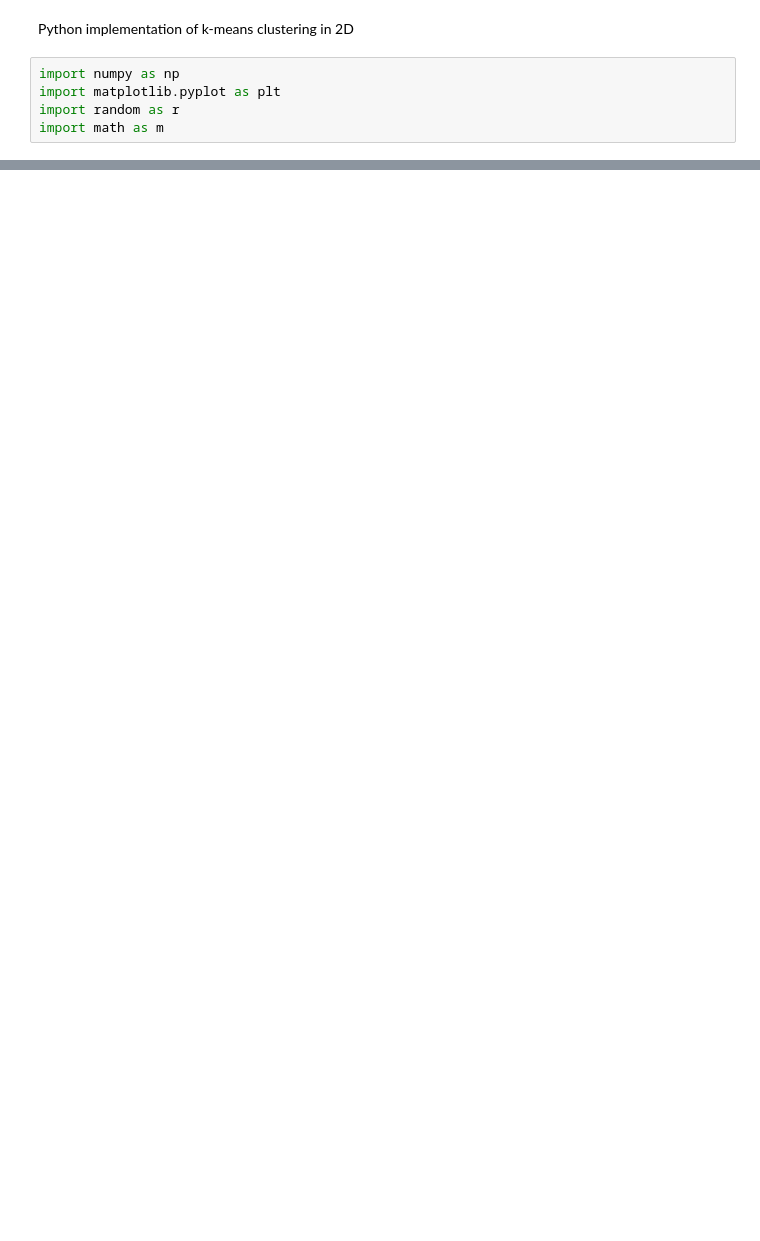
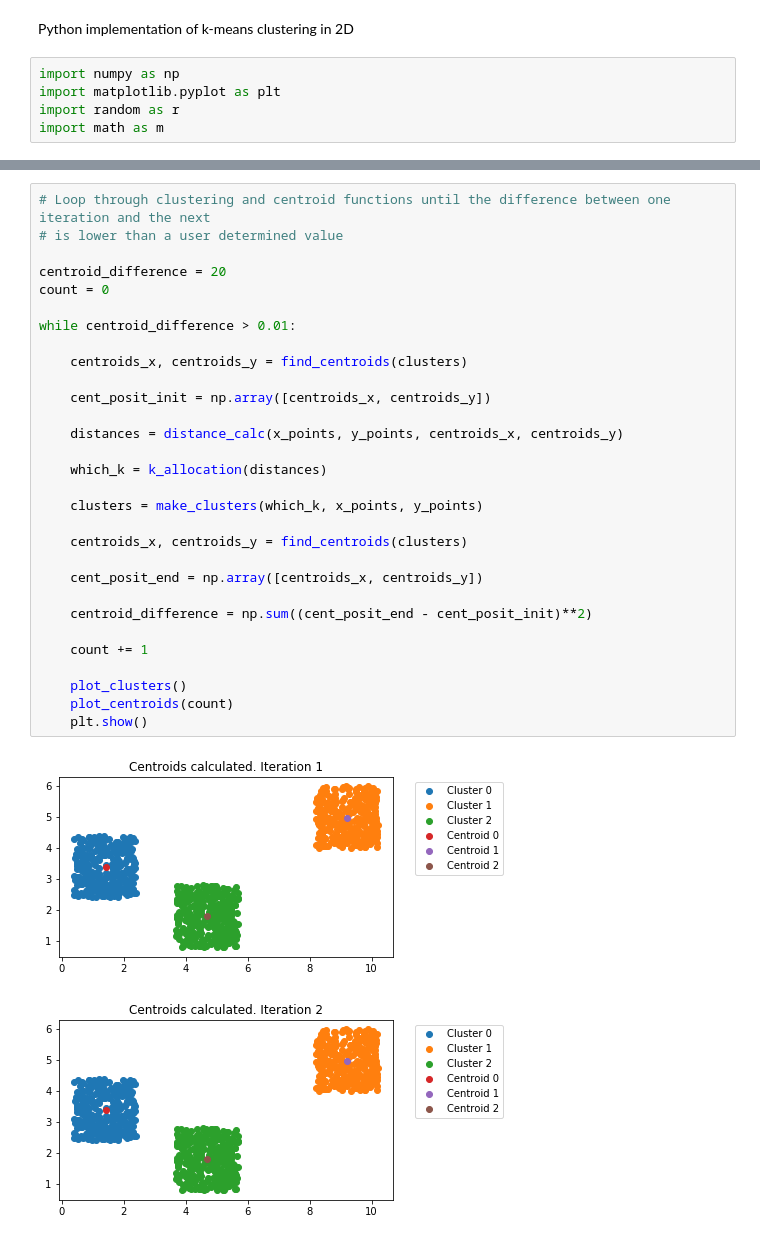
Before and after one commit to antgobar/k-means_from_scratch, a Jupyter notebook: Python k-means from scratch 2D simple.ipynb, the cells around one changed output, grey strips where cells are left out. Cells and saved outputs as stored; diff of their text form; blank space fills up the shorter version.

```diff
--- a/Python k-means from scratch 2D simple.ipynb
+++ b/Python k-means from scratch 2D simple.ipynb
@@ -8 +180,34 @@ import math as m
+# %%
+# Loop through clustering and centroid functions until the difference between one iteration and the next
+# is lower than a user determined value
+
+centroid_difference = 20
+count = 0
+
+while centroid_difference > 0.01:
+
+    centroids_x, centroids_y = find_centroids(clusters)
+
+    cent_posit_init = np.array([centroids_x, centroids_y])
+
+    distances = distance_calc(x_points, y_points, centroids_x, centroids_y)
+
+    which_k = k_allocation(distances)
+
+    clusters = make_clusters(which_k, x_points, y_points)
+
+    centroids_x, centroids_y = find_centroids(clusters)
+
+    cent_posit_end = np.array([centroids_x, centroids_y])
+
+    centroid_difference = np.sum((cent_posit_end - cent_posit_init)**2)
+
+    count += 1
+
+    plot_clusters()
+    plot_centroids(count)
+    plt.show()
+# %% [output]
+[figure, added]
+[figure, added]
 # %%
```
Also changed, not shown: parts of 15 cells of this notebook.
